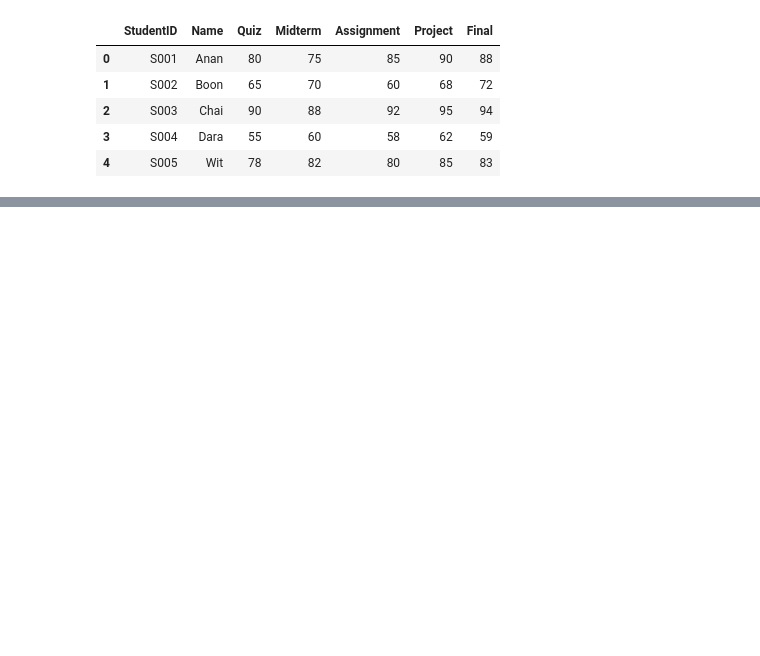
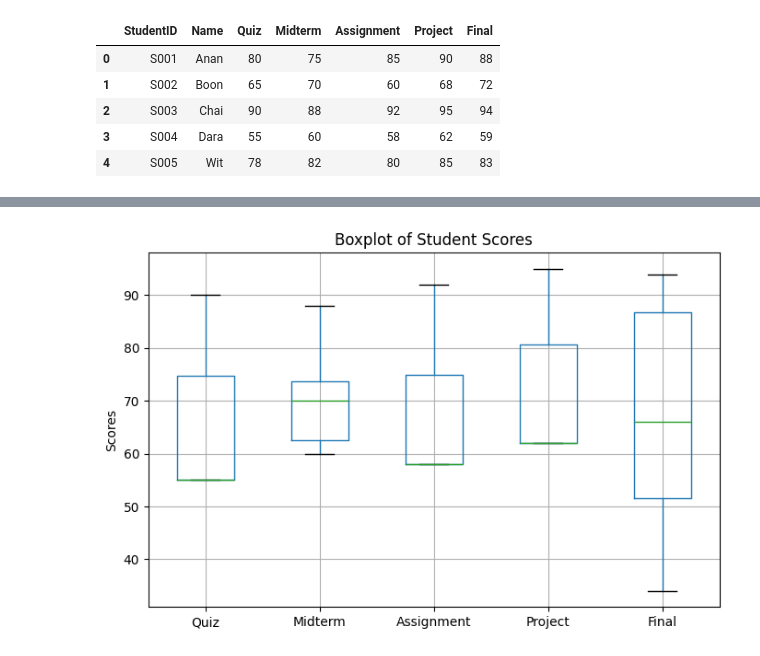
Before and after one commit to IssarapongB/python-Lab, a Jupyter notebook: 99424_LAB_ACTIVITY1.ipynb, the cells around one changed output, grey strips where cells are left out. Drawn from its saved outputs; the diff is of its cells as text; code cells hidden in the pictures; blank space fills up the shorter version.

```diff
--- a/99424_LAB_ACTIVITY1.ipynb
+++ b/99424_LAB_ACTIVITY1.ipynb
@@ -43,0 +169,11 @@ memory usage: 412.0+ bytes
+# %%
+import pandas as pd
+import matplotlib.pyplot as plt
+plt.figure(figsize=(8,5))
+data_excel1.boxplot(column=["Quiz", "Midterm",
+                            "Assignment", "Project", "Final"])
+plt.title("Boxplot of Student Scores")
+plt.ylabel("Scores")
+plt.show()
+# %% [output]
+[figure, added]
```
Also changed, not shown: parts of 20 cells of this notebook.
